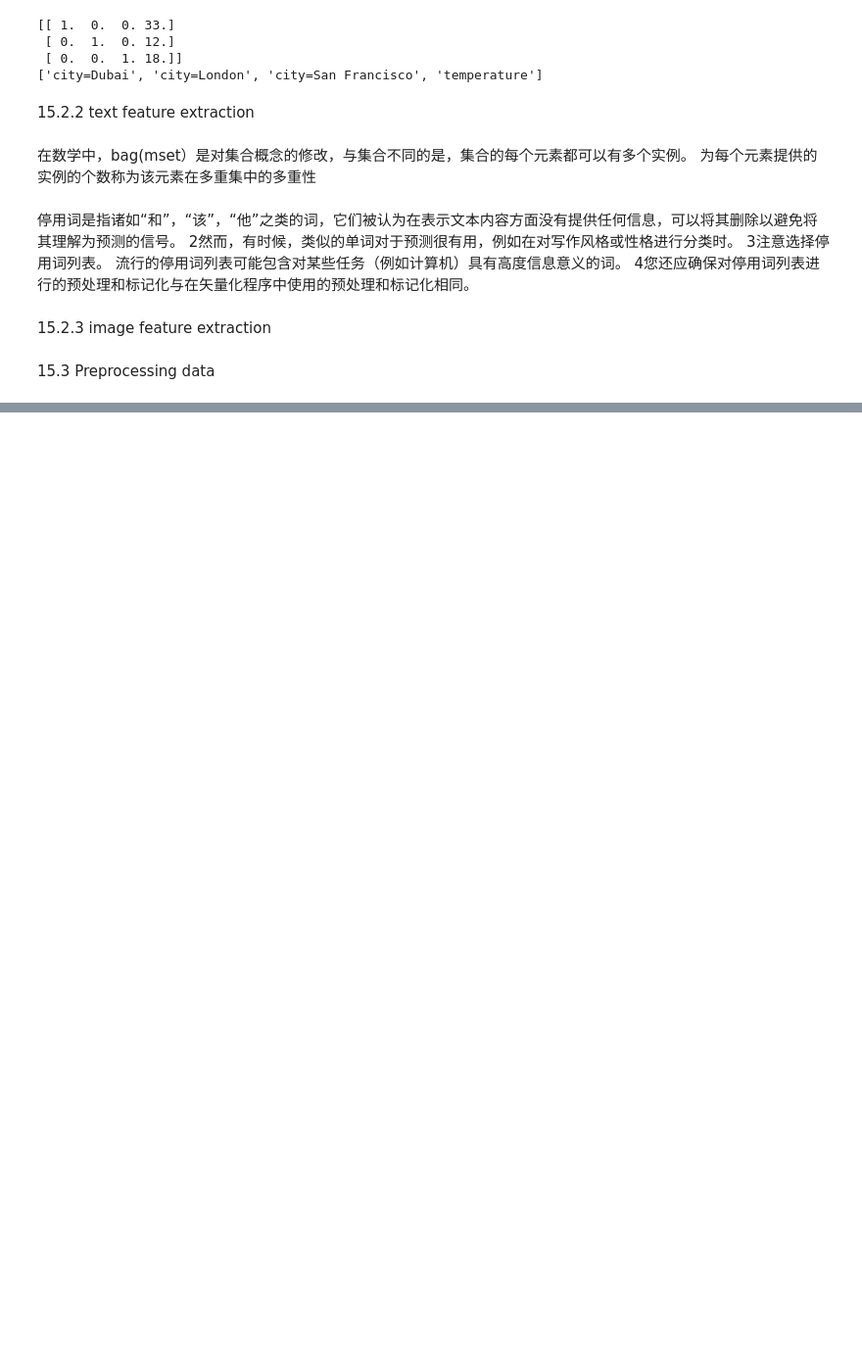
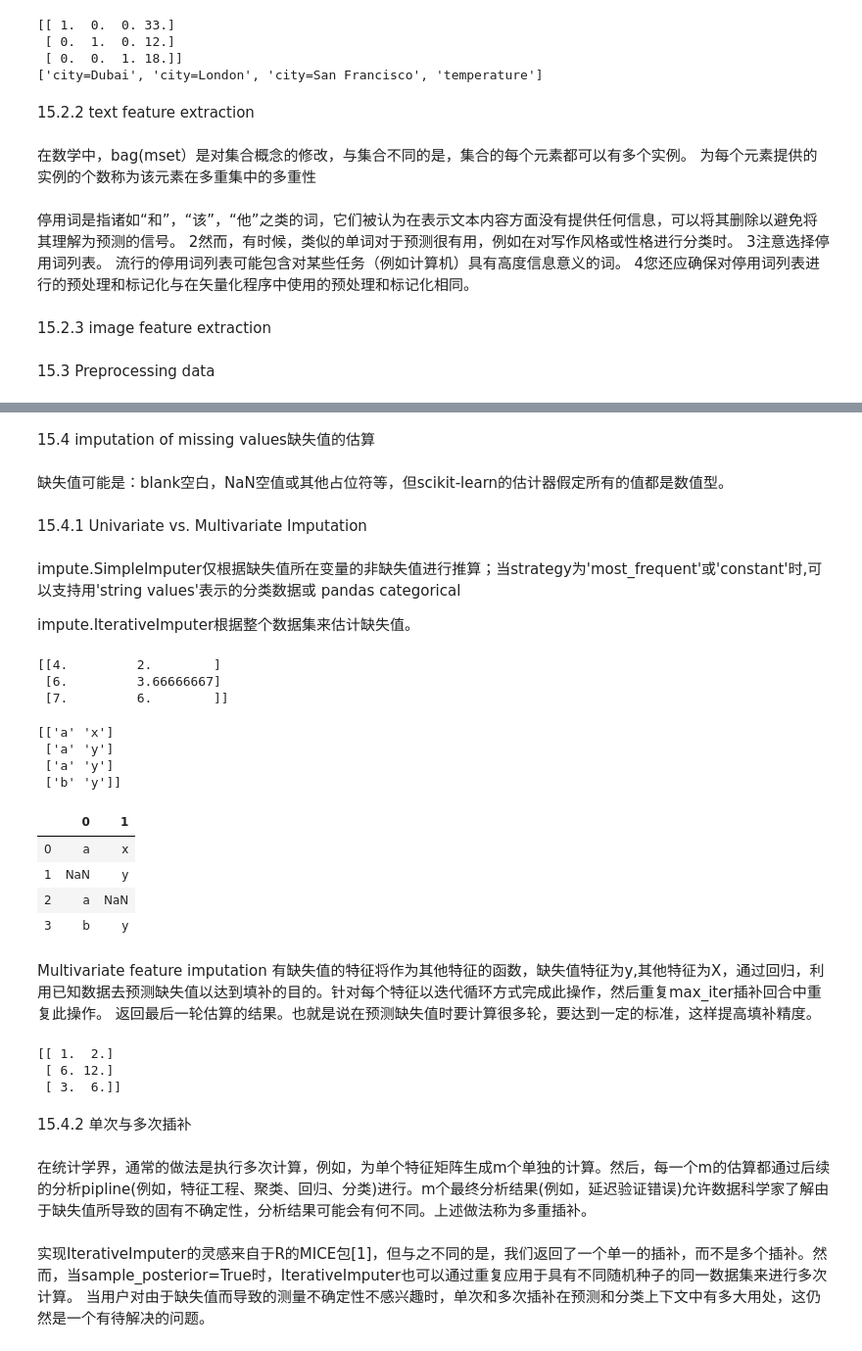
Before and after one commit to apricoteriop456/whh-python-homework, a Jupyter notebook: sklearn/sklearn_pdf.ipynb, the cells around one changed output, grey strips where cells are left out. Shown at 98% size. Drawn from its saved outputs; the diff is of its cells as text; code cells hidden in the pictures; blank space fills up the shorter version.

```diff
--- a/sklearn/sklearn_pdf.ipynb
+++ b/sklearn/sklearn_pdf.ipynb
@@ -1239,0 +1349,62 @@ print(vec.get_feature_names())
+# %% [markdown]
+15.4 imputation of missing values缺失值的估算
+# %% [markdown]
+缺失值可能是：blank空白，NaN空值或其他占位符等，但scikit-learn的估计器假定所有的值都是数值型。
+# %% [markdown]
+15.4.1 Univariate vs. Multivariate Imputation
+# %% [markdown]
+impute.SimpleImputer仅根据缺失值所在变量的非缺失值进行推算；当strategy为'most_frequent'或'constant'时,可以支持用'string values'表示的分类数据或 pandas categorical
+
+impute.IterativeImputer根据整个数据集来估计缺失值。
+# %%
+import numpy as np
+from sklearn.impute import SimpleImputer
+imp=SimpleImputer(missing_values=np.nan,strategy='mean')
+imp.fit([[1,2],[np.nan,3],[7,6]])
+
+X=[[np.nan,2],[6,np.nan],[7,6]]
+print(imp.transform(X))
+#imp.fit([[1,2],[np.nan,3],[7,6]])计算得到平均值为[4,3.6],然后用这两个平均值去填补X中的缺失值。
+# %% [output]
+[[4.         2.        ]
+ [6.         3.66666667]
+ [7.         6.        ]]
+# %%
+import pandas as pd
+df=pd.DataFrame([['a','x'],[np.nan,'y'],['a',np.nan],['b','y']],dtype='category')
+imp=SimpleImputer(strategy='most_frequent')
+print(imp.fit_transform(df))
+df
+# %% [output]
+[['a' 'x']
+ ['a' 'y']
+ ['a' 'y']
+ ['b' 'y']]
+|  | 0 | 1 |
+| 0 | a | x |
+| 1 | NaN | y |
+| 2 | a | NaN |
+| 3 | b | y |
+# %% [markdown]
+Multivariate feature imputation
+有缺失值的特征将作为其他特征的函数，缺失值特征为y,其他特征为X，通过回归，利用已知数据去预测缺失值以达到填补的目的。针对每个特征以迭代循环方式完成此操作，然后重复max_iter插补回合中重复此操作。 返回最后一轮估算的结果。也就是说在预测缺失值时要计算很多轮，要达到一定的标准，这样提高填补精度。
+# %%
+#注意先导入enable_iterative_imputer
+from sklearn.experimental import enable_iterative_imputer
+from sklearn.impute import IterativeImputer
+imp = IterativeImputer(max_iter=10, random_state=0)
+imp_fit=imp.fit([[1, 2], [3, 6], [4, 8], [np.nan, 3], [7, np.nan]])
+X_test = [[np.nan, 2], [6, np.nan], [np.nan, 6]]
+print(np.round(imp.transform(X_test)))
+#为了支持归纳模式下的插补，我们在``fit''阶段存储每个要素的估计量，并在``transform''阶段进行预测而无需重新拟合（按顺序）。
+# %% [output]
+[[ 1.  2.]
+ [ 6. 12.]
+ [ 3.  6.]]
+# %% [markdown]
+15.4.2 单次与多次插补
+# %% [markdown]
+在统计学界，通常的做法是执行多次计算，例如，为单个特征矩阵生成m个单独的计算。然后，每一个m的估算都通过后续的分析pipline(例如，特征工程、聚类、回归、分类)进行。m个最终分析结果(例如，延迟验证错误)允许数据科学家了解由于缺失值所导致的固有不确定性，分析结果可能会有何不同。上述做法称为多重插补。
+# %% [markdown]
+实现IterativeImputer的灵感来自于R的MICE包[1]，但与之不同的是，我们返回了一个单一的插补，而不是多个插补。然而，当sample_posterior=True时，IterativeImputer也可以通过重复应用于具有不同随机种子的同一数据集来进行多次计算。
+当用户对由于缺失值而导致的测量不确定性不感兴趣时，单次和多次插补在预测和分类上下文中有多大用处，这仍然是一个有待解决的问题。
```
Also changed, not shown: parts of 43 cells of this notebook.
